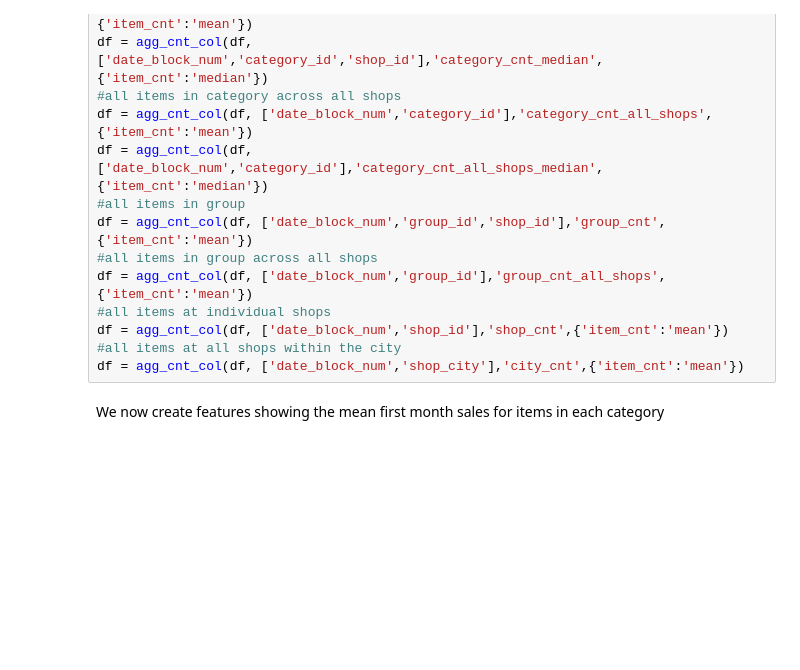
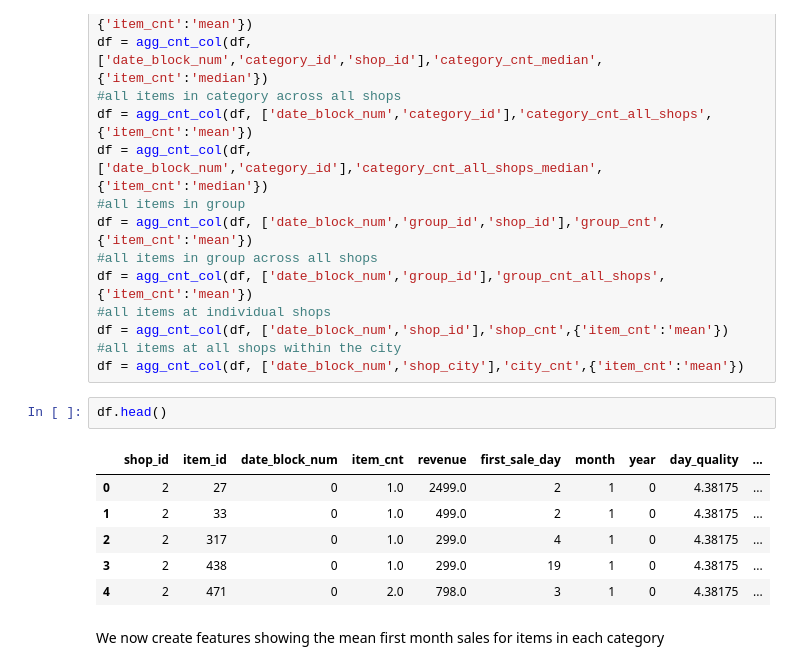
Before and after one commit to godjw/Predict_Future_Sales, a Jupyter notebook: feature-engineering-lightgbm-exploring-performance.ipynb, the cells around one changed output. Saved outputs shown, nothing was run; the diff lists cells and outputs as text; blank space fills up the shorter version.

```diff
--- a/feature-engineering-lightgbm-exploring-performance.ipynb
+++ b/feature-engineering-lightgbm-exploring-performance.ipynb
@@ -468,6 +607,15 @@ df = agg_cnt_col(df, ['date_block_num','group_id'],'group_cnt_all_shops',{'item_
 df = agg_cnt_col(df, ['date_block_num','shop_id'],'shop_cnt',{'item_cnt':'mean'})
 #all items at all shops within the city
 df = agg_cnt_col(df, ['date_block_num','shop_city'],'city_cnt',{'item_cnt':'mean'})
+# %%
+df.head()
+# %% [output]
+|  | shop_id | item_id | date_block_num | item_cnt | revenue | first_sale_day | month | year | day_quality | ... |
+| 0 | 2 | 27 | 0 | 1.0 | 2499.0 | 2 | 1 | 0 | 4.38175 | ... |
+| 1 | 2 | 33 | 0 | 1.0 | 499.0 | 2 | 1 | 0 | 4.38175 | ... |
+| 2 | 2 | 317 | 0 | 1.0 | 299.0 | 4 | 1 | 0 | 4.38175 | ... |
+| 3 | 2 | 438 | 0 | 1.0 | 299.0 | 19 | 1 | 0 | 4.38175 | ... |
+| 4 | 2 | 471 | 0 | 2.0 | 798.0 | 3 | 1 | 0 | 4.38175 | ... |
 # %% [markdown]
 We now create features showing the mean first month sales for items in each category
 # %%
```
Also changed, not shown: parts of 25 cells of this notebook, 3 other files.
